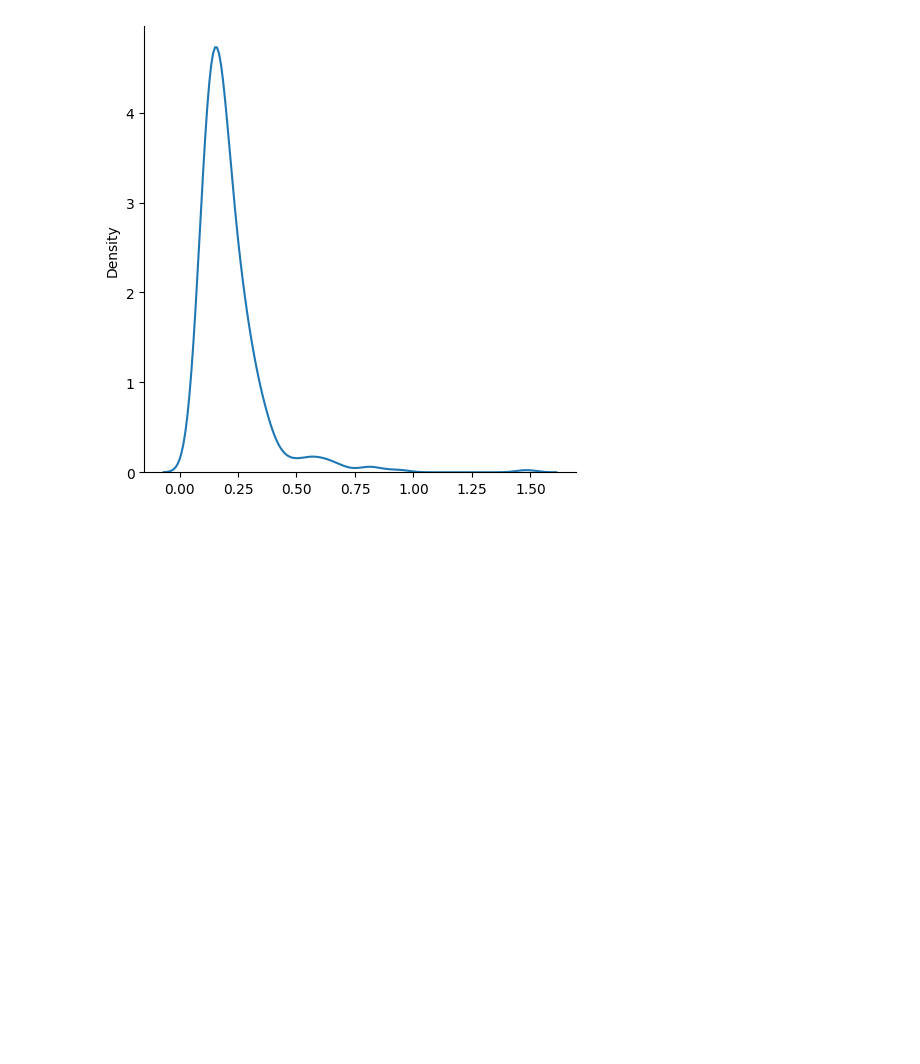
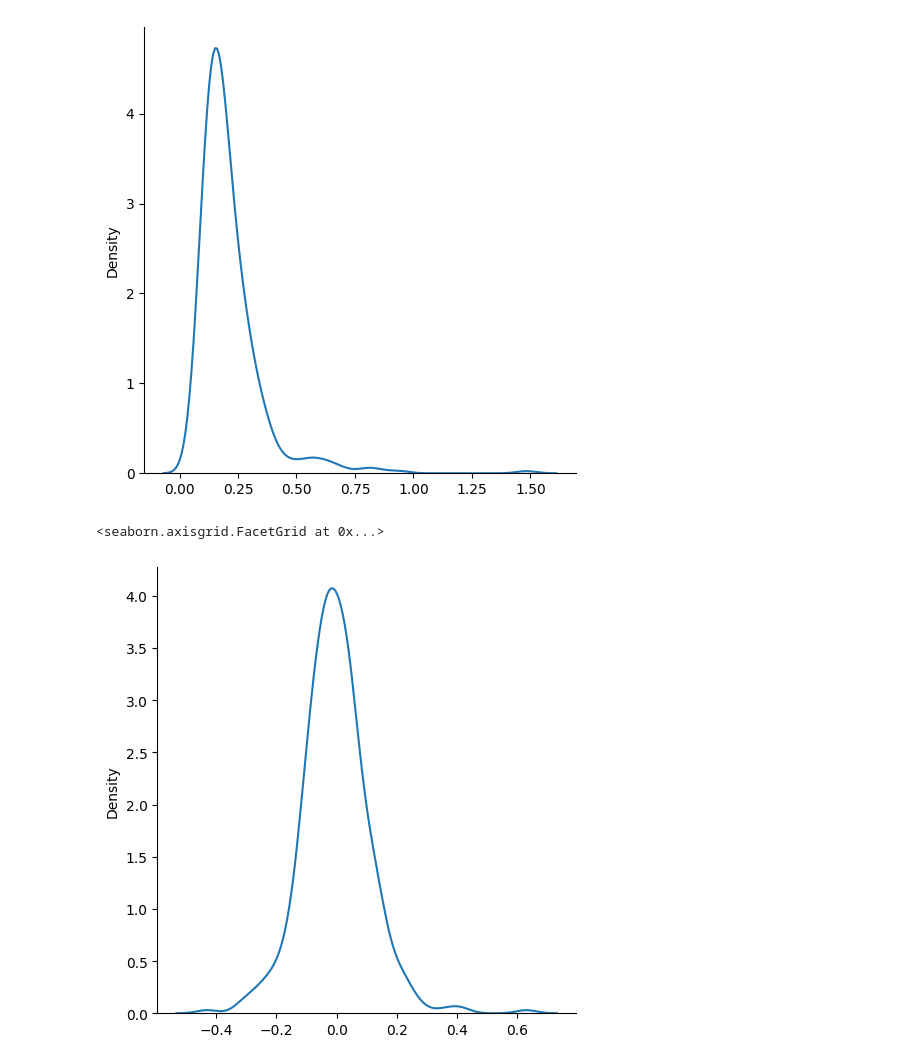
Before and after one commit to malt1114/Thesis_Neurodiversity, a Jupyter notebook: Malthe is confused.ipynb, the cells around one changed output. Drawn from its saved outputs; the diff is of its cells as text; code cells hidden in the pictures; blank space fills up the shorter version.

```diff
--- a/Malthe is confused.ipynb
+++ b/Malthe is confused.ipynb
@@ -12,5 +12,6 @@ import pickle
 import math
 import os
 # %%
-clean_path = f'data.nosync/clean/NYU'
+clean_path = f'data/clean/NYU'
 file_list = os.listdir(clean_path)
+file_list.remove('.DS_Store')
@@ -28,17 +27,17 @@ for subject in tqdm(file_list): #For each subject
     subject_means['subject'] = subject
     subject_variance['subject'] = subject
 
-    subject = np.load(f'data.nosync/clean/NYU/{subject}')
+    subject = np.load(f'data/clean/NYU/{subject}')
     for i in subject.files: #For each ROI
-        roi = subject[i]
-        values = []
-        #Get all values from each timestep
-        for t in range(roi.shape[0]):
-            values += roi[t].tolist()
-        #Calculate mean and variance
-        subject_means[i] = sum(values)/len(values)
-        subject_variance[i] = np.var(values)
-
+        if i != "allow_pickle": #TODO fix, there is a strange "Allow pickle thing here sometimes??"
+            roi = subject[i]
+            values = []
+            #Get all values from each timestep
+            for t in range(roi.shape[0]):
+                values += roi[t].tolist() #appends
+            #Calculate mean and variance
+            subject_means[i] = sum(values)/len(values)
+            subject_variance[i] = np.var(values)
     #Append to list
     means_pr_roi.append(subject_means)
     var_pr_roi.append(subject_variance)
@@ -73,3 +72,8 @@ sns.displot(var_pr_roi['ROI_1'][var_pr_roi['ROI_1']<2].to_list(), kind= 'kde')
 # %% [output]
 <seaborn.axisgrid.FacetGrid at 0x...>
 [figure]
+# %%
+sns.displot(means_pr_roi['ROI_1'][var_pr_roi['ROI_1']<2].to_list(), kind= 'kde')
+# %% [output]
+<seaborn.axisgrid.FacetGrid at 0x...>
+[figure, added]
```
Also changed, not shown: parts of 15 cells of this notebook.
